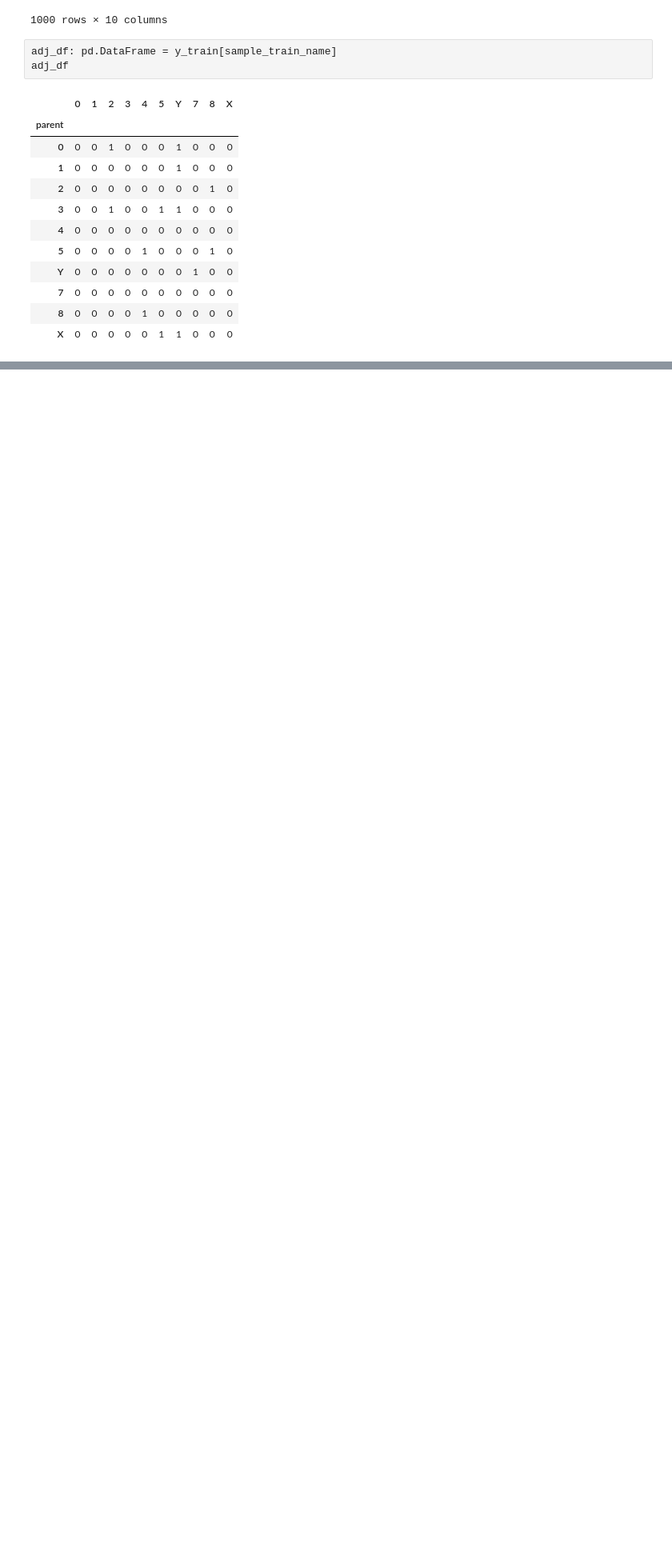
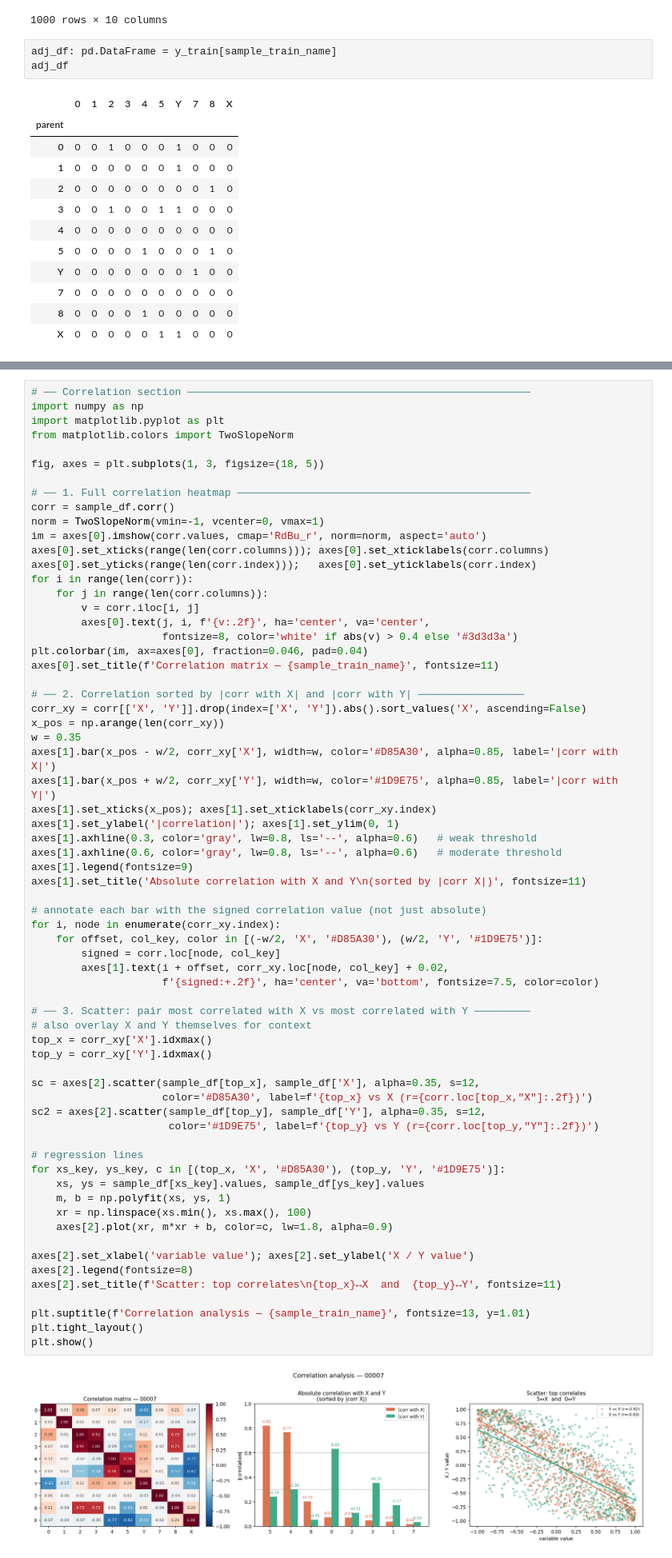
Before and after one commit to aqu4holic/Graduation-Thesis-BsC-2026, a Jupyter notebook: src/eda.ipynb, the cells around one changed output, grey strips where cells are left out. Shown at 80% size. Saved outputs shown, nothing was run; the diff lists cells and outputs as text; blank space fills up the shorter version.

```diff
--- a/src/eda.ipynb
+++ b/src/eda.ipynb
@@ -295,0 +385,68 @@ plt.show()
+# %%
+# ── Correlation section ───────────────────────────────────────────────────────
+import numpy as np
+import matplotlib.pyplot as plt
+from matplotlib.colors import TwoSlopeNorm
+
+fig, axes = plt.subplots(1, 3, figsize=(18, 5))
+
+# ── 1. Full correlation heatmap ───────────────────────────────────────────────
+corr = sample_df.corr()
+norm = TwoSlopeNorm(vmin=-1, vcenter=0, vmax=1)
+im = axes[0].imshow(corr.values, cmap='RdBu_r', norm=norm, aspect='auto')
+axes[0].set_xticks(range(len(corr.columns))); axes[0].set_xticklabels(corr.columns)
+axes[0].set_yticks(range(len(corr.index)));   axes[0].set_yticklabels(corr.index)
+for i in range(len(corr)):
+    for j in range(len(corr.columns)):
+        v = corr.iloc[i, j]
+        axes[0].text(j, i, f'{v:.2f}', ha='center', va='center',
+                     fontsize=8, color='white' if abs(v) > 0.4 else '#3d3d3a')
+plt.colorbar(im, ax=axes[0], fraction=0.046, pad=0.04)
+axes[0].set_title(f'Correlation matrix — {sample_train_name}', fontsize=11)
+
+# ── 2. Correlation sorted by |corr with X| and |corr with Y| ─────────────────
+corr_xy = corr[['X', 'Y']].drop(index=['X', 'Y']).abs().sort_values('X', ascending=False)
+x_pos = np.arange(len(corr_xy))
+w = 0.35
+axes[1].bar(x_pos - w/2, corr_xy['X'], width=w, color='#D85A30', alpha=0.85, label='|corr with X|')
+axes[1].bar(x_pos + w/2, corr_xy['Y'], width=w, color='#1D9E75', alpha=0.85, label='|corr with Y|')
+axes[1].set_xticks(x_pos); axes[1].set_xticklabels(corr_xy.index)
+axes[1].set_ylabel('|correlation|'); axes[1].set_ylim(0, 1)
+axes[1].axhline(0.3, color='gray', lw=0.8, ls='--', alpha=0.6)   # weak threshold
+axes[1].axhline(0.6, color='gray', lw=0.8, ls='--', alpha=0.6)   # moderate threshold
+axes[1].legend(fontsize=9)
+axes[1].set_title('Absolute correlation with X and Y\n(sorted by |corr X|)', fontsize=11)
+
+# annotate each bar with the signed correlation value (not just absolute)
+for i, node in enumerate(corr_xy.index):
+    for offset, col_key, color in [(-w/2, 'X', '#D85A30'), (w/2, 'Y', '#1D9E75')]:
+        signed = corr.loc[node, col_key]
+        axes[1].text(i + offset, corr_xy.loc[node, col_key] + 0.02,
+                     f'{signed:+.2f}', ha='center', va='bottom', fontsize=7.5, color=color)
+
+# ── 3. Scatter: pair most correlated with X vs most correlated with Y ─────────
+# also overlay X and Y themselves for context
+top_x = corr_xy['X'].idxmax()
+top_y = corr_xy['Y'].idxmax()
+
+sc = axes[2].scatter(sample_df[top_x], sample_df['X'], alpha=0.35, s=12,
+                     color='#D85A30', label=f'{top_x} vs X (r={corr.loc[top_x,"X"]:.2f})')
+sc2 = axes[2].scatter(sample_df[top_y], sample_df['Y'], alpha=0.35, s=12,
+                      color='#1D9E75', label=f'{top_y} vs Y (r={corr.loc[top_y,"Y"]:.2f})')
+
+# regression lines
+for xs_key, ys_key, c in [(top_x, 'X', '#D85A30'), (top_y, 'Y', '#1D9E75')]:
+    xs, ys = sample_df[xs_key].values, sample_df[ys_key].values
+    m, b = np.polyfit(xs, ys, 1)
+    xr = np.linspace(xs.min(), xs.max(), 100)
+    axes[2].plot(xr, m*xr + b, color=c, lw=1.8, alpha=0.9)
+
+axes[2].set_xlabel('variable value'); axes[2].set_ylabel('X / Y value')
+axes[2].legend(fontsize=8)
+axes[2].set_title(f'Scatter: top correlates\n{top_x}↔X  and  {top_y}↔Y', fontsize=11)
+
+plt.suptitle(f'Correlation analysis — {sample_train_name}', fontsize=13, y=1.01)
+plt.tight_layout()
+plt.show()
+# %% [output]
+[figure, added]
```
Also changed, not shown: parts of 14 cells of this notebook, 17 other files.
